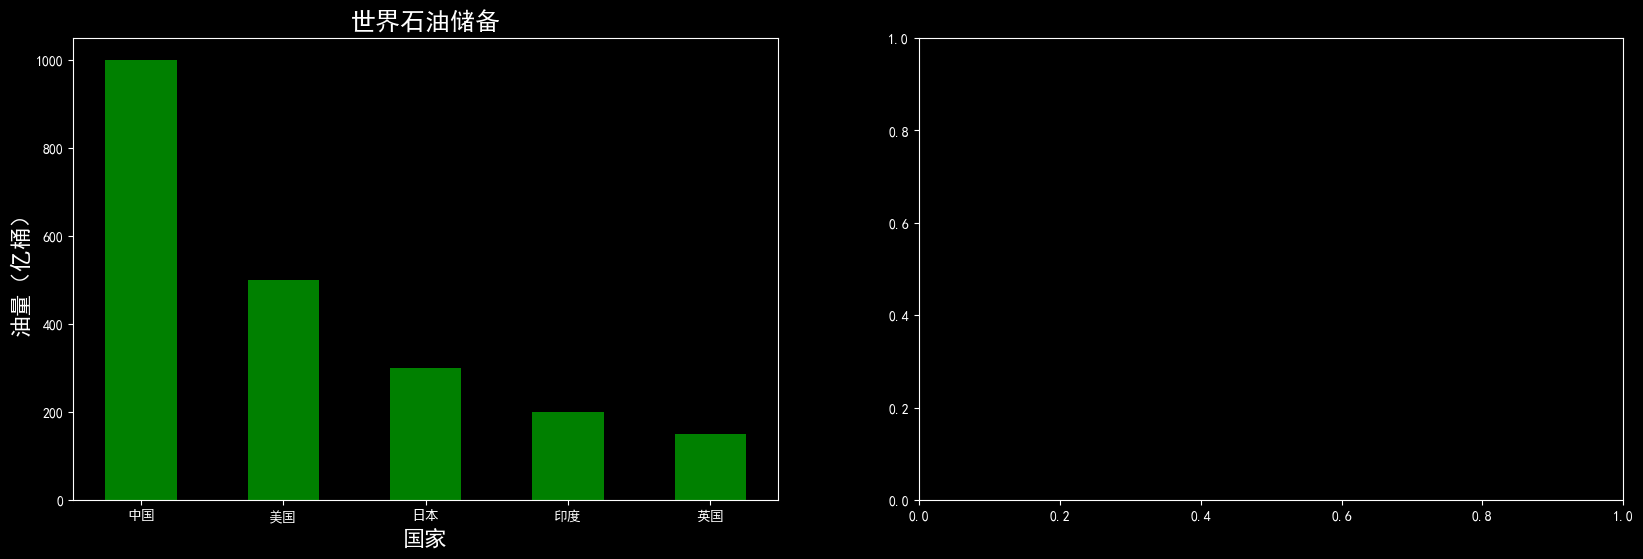
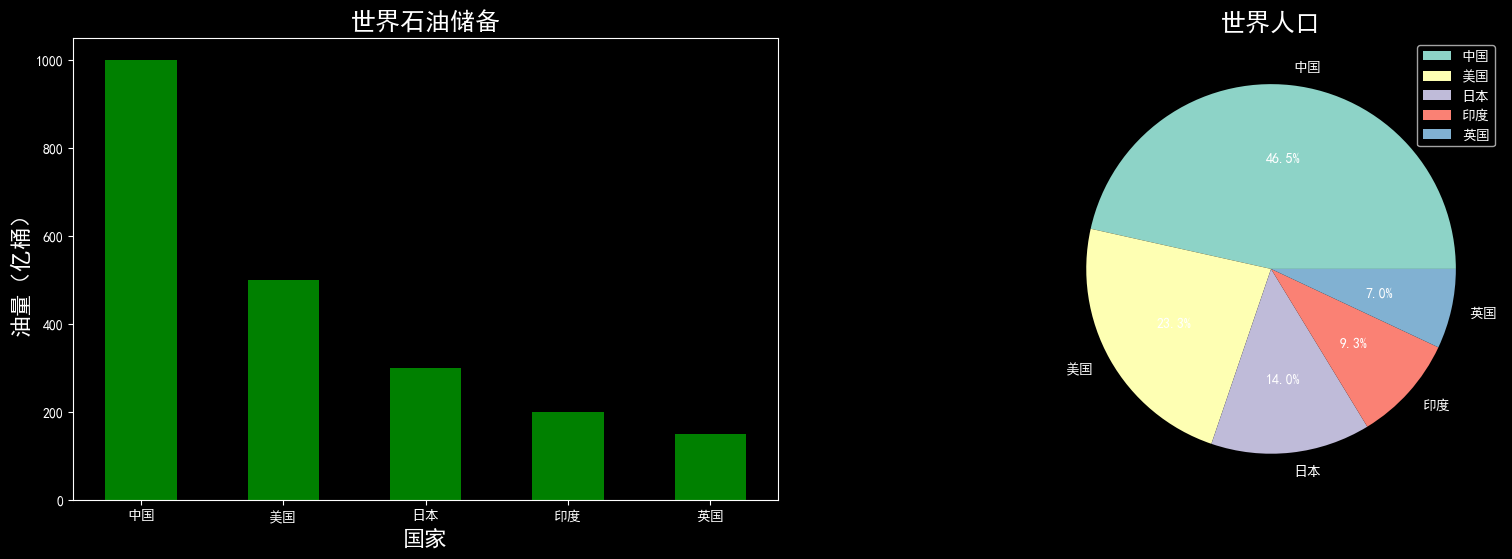
The change to this notebook cell's code, shown as a diff; its figure went from the first image to the second:
--- before
+++ after
@@ -18,2 +18,10 @@
 axes1.set_xlabel('国家',fontsize = 16)
 axes1.set_ylabel('油量（亿桶）',fontsize = 16)
+
+# 图二饼状图
+country2 = ['中国','美国','日本','印度','英国']
+value2 = [1000,500,300,200,150]
+axes2:Axes = axes[1]
+axes2.pie(value2,labels=country2,autopct='%1.1f%%')
+axes2.set_title('世界人口',fontsize = 18)
+axes2.legend(loc='best')

Commit: feat(数据分析): 添加Matplotlib核心图表教程